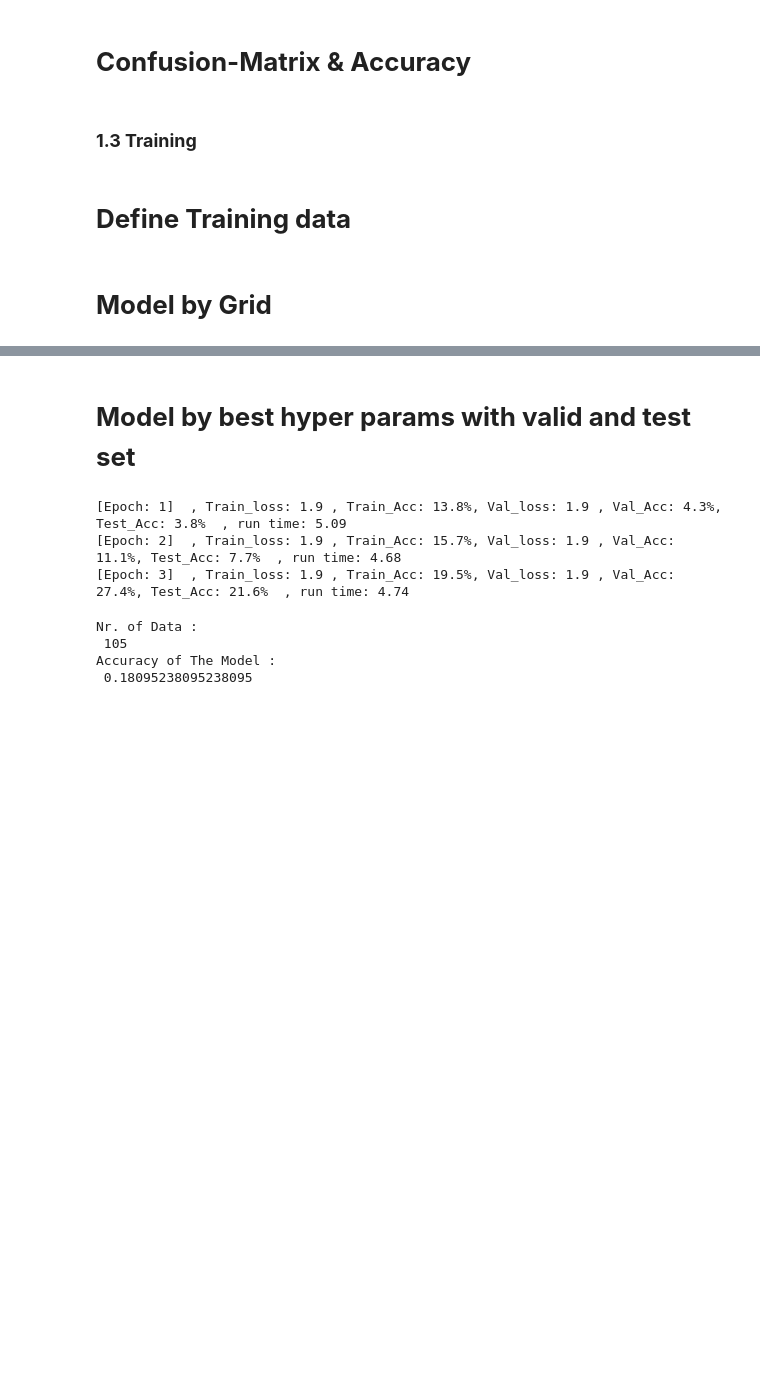
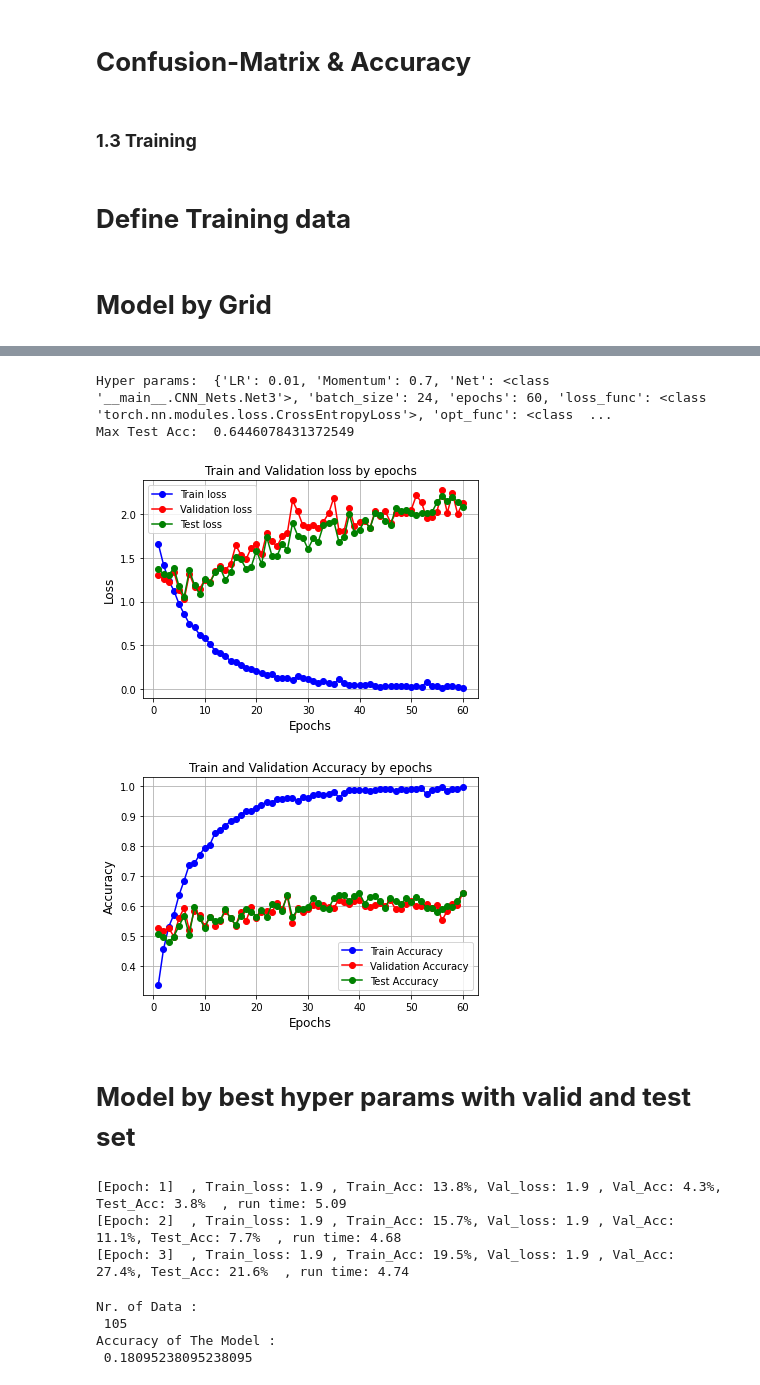
Before and after one commit to sepandms/SkinCare, a Jupyter notebook: CNN_AutoEconder.ipynb, the cells around one changed output, grey strips where cells are left out. Drawn from its saved outputs; the diff is of its cells as text; code cells hidden in the pictures; blank space fills up the shorter version.

```diff
--- a/CNN_AutoEconder.ipynb
+++ b/CNN_AutoEconder.ipynb
@@ -747,9 +751,9 @@ testDataset = dset(input_data[2], labels[2])
 # loss_func  =  [nn.CrossEntropyLoss]
 # opt_func = [torch.optim.SGD]
 
-Net = [CNN_Nets.Net8,CNN_Nets.Net3]
+Net = [CNN_Nets.Net3,CNN_Nets.Net8]
 LR = [ 1e-2,1e-3,1e-4]
-batch_size = [24,48,64]
+batch_size = [24,64]
 Momentum = [0.7,0.8,0.9]
 epochs = [60]
 weight_decay = [0,1e-3,1e-6]
@@ -773,7 +777,7 @@ print_epochs = False
 export_csv = True
 
 Hyper_Details = pd.DataFrame(columns=['hyper_param','test_recall','blc_test_recall','valid_recall','train_accuracy','valid_accuracy','test_accuracy','train_epoch_loss','train_epoch_acc','valid_epoch_loss','valid_epoch_acc','test_epoch_acc','test_epoch_loss'])
-date_hour = datetime.now().strftime("%d_%b_%Y_%H:%M")
+date_hour = datetime.now().strftime("%d_%b_%Y_%H-%M")
 Max_train_Acc = 0
 Max_valid_Acc = 0
 Max_test_Acc = 0
@@ -837,12 +841,14 @@ for p in pbar:
 
     if export_csv:
       Hyper_Details.to_csv(G_save +'Grid_Search/' +'AtuoEncoder_'+ date_hour+ '.csv')
+      pickle.dump(Hyper_Details, open(G_save +'Grid_Search/' +'AtuoEncoder_'+ date_hour+ '.pkl', 'wb'))
 
-best_one = np.argmax(Hyper_Details.test_accuracy)
-best_param = Hyper_Details.iloc[best_one]['hyper_param']
-best_params = Hyper_Details.sort_values('test_recall',ascending=False)['hyper_param'][:4]
 
-Grid_Details = Hyper_Details.sort_values('test_recall', ascending=False)
+Hyper_Details.sort_values('test_recall', ascending=False,inplace=True)
+best_param = Hyper_Details.iloc[[0]]['hyper_param']
+best_params = Hyper_Details['hyper_param'][:4]
+
+Grid_Details = Hyper_Details
 
 Model_Grid = Model_Training_with_loader(**best_param,w_sampler = w_sampler , trainDataset = trainDataset, validDataset = validDataset , X_test = X_test, Y_test = Y_test, print_epochs =print_epochs,hyper_params=best_param)
 np.random.seed(0)
@@ -863,8 +918,13 @@ results
 # %%
-details_ = Grid_Details[['hyper_param','train_epoch_loss','valid_epoch_loss','test_epoch_loss','train_epoch_acc','valid_epoch_acc','test_epoch_acc']].iloc[[0]]
+details_ = Grid_Details[['hyper_param','train_epoch_loss','valid_epoch_loss','test_epoch_loss','train_epoch_acc','valid_epoch_acc','test_epoch_acc']].iloc[[3]]
 print('Hyper params: ', details_.hyper_param[0])
 print('Max Test Acc: ', max(details_.test_epoch_acc[0]))
 plot_grid_results(details_)
+# %% [output]
+Hyper params:  {'LR': 0.01, 'Momentum': 0.7, 'Net': <class '__main__.CNN_Nets.Net3'>, 'batch_size': 24, 'epochs': 60, 'loss_func': <class 'torch.nn.modules.loss.CrossEntropyLoss'>, 'opt_func': <class  ...
+Max Test Acc:  0.6446078431372549
+[figure, added]
+[figure, added]
 # %%
 Grid_Details['test_recall'][:5], Grid_Details['hyper_param'][0]
 # %%
```
Also changed, not shown: parts of 6 cells of this notebook.
